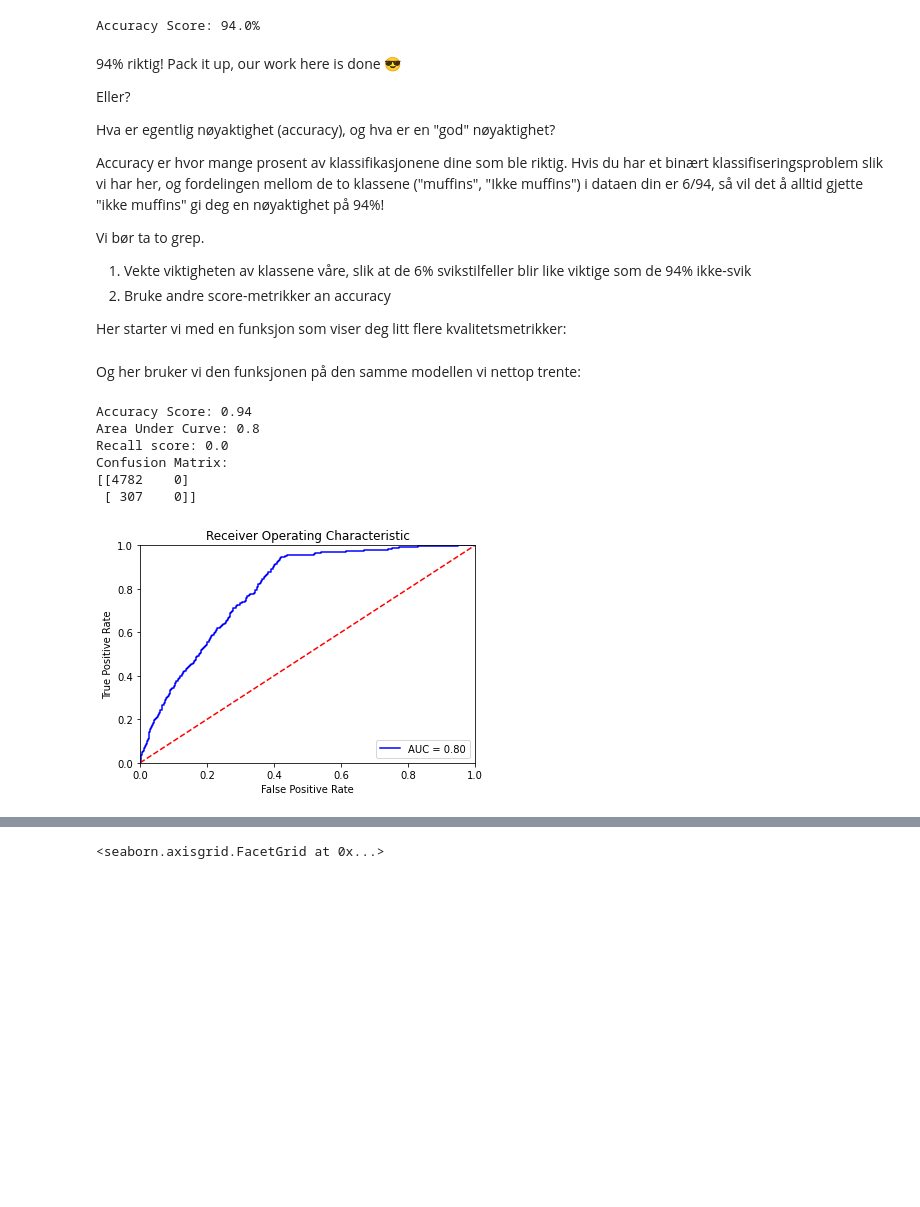
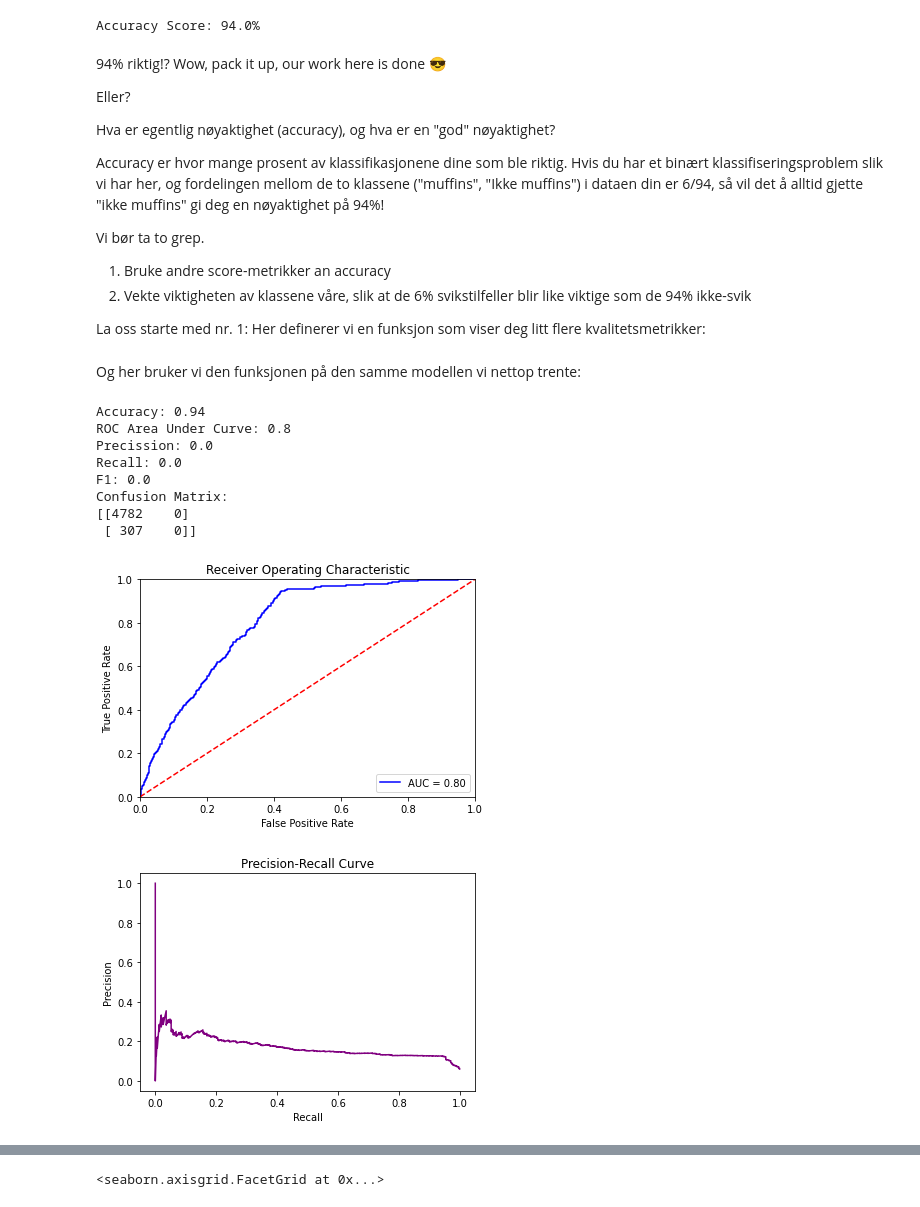
Before and after one commit to odaon/muffins-ai-motor, a Jupyter notebook: maskinlæring.ipynb, the cells around one changed output, grey strips where cells are left out. Cells and saved outputs as stored; diff of their text form; code cells hidden in the pictures; blank space fills up the shorter version.

Commit message:
first draft done

```diff
--- a/maskinlæring.ipynb
+++ b/maskinlæring.ipynb
@@ -62,7 +60,7 @@ print('Accuracy Score: {}%'.format(round(accuracy_score(y_test, y_pred)*100, 1))
 # %% [output]
 Accuracy Score: 94.0%
 # %% [markdown]
-94% riktig! Pack it up, our work here is done 😎
+94% riktig!? Wow, pack it up, our work here is done 😎
 
 Eller?
 
@@ -72,13 +70,12 @@ Accuracy er hvor mange prosent av klassifikasjonene dine som ble riktig. Hvis du
 
 Vi bør ta to grep.
 
-1. Vekte viktigheten av klassene våre, slik at de 6% svikstilfeller blir like viktige som de 94% ikke-svik
-2. Bruke andre score-metrikker an accuracy
+1. Bruke andre score-metrikker an accuracy
+2. Vekte viktigheten av klassene våre, slik at de 6% svikstilfeller blir like viktige som de 94% ikke-svik
 
-Her starter vi med en funksjon som viser deg litt flere kvalitetsmetrikker:
+La oss starte med nr. 1: Her definerer vi en funksjon som viser deg litt flere kvalitetsmetrikker:
 # %%
-from sklearn.linear_model import LogisticRegression
-from sklearn.metrics import accuracy_score, roc_auc_score, recall_score, confusion_matrix, roc_curve
+from sklearn.metrics import accuracy_score, roc_auc_score, precision_score, recall_score, confusion_matrix, roc_curve, f1_score, roc_curve, precision_recall_curve
 import matplotlib.pyplot as plt
 
 def metrikker(model, X_test, y_test):
@@ -88,13 +85,15 @@ def metrikker(model, X_test, y_test):
     y_pred_proba = pd.DataFrame(model.predict_proba(X_test), X_test.index, ["ikke", "muffins"])["muffins"]
 
     roc_auc = round(roc_auc_score(y_test, list(y_pred_proba)), 2)
-    print('Accuracy Score: {}'.format(round(accuracy_score(y_test, y_pred), 2)))
-    print('Area Under Curve: {}'.format(roc_auc))
-    print('Recall score: {}'.format(recall_score(y_test, y_pred), 2))
+    print('Accuracy: {}'.format(round(accuracy_score(y_test, y_pred), 2)))
+    print('ROC Area Under Curve: {}'.format(roc_auc))
+    print('Precission: {}'.format(precision_score(y_test, y_pred), 2))
+    print('Recall: {}'.format(recall_score(y_test, y_pred), 2))
+    print('F1: {}'.format(f1_score(y_test, y_pred), 2))
     print('Confusion Matrix: \n{}'.format(confusion_matrix(y_test, y_pred), 2))
 
-    # ROC Curve Display
-    fpr, tpr, threshold = metrics.roc_curve(y_test, list(y_pred_proba))
+    # ROC Curve
+    fpr, tpr, threshold = roc_curve(y_test, list(y_pred_proba))
 
     import matplotlib.pyplot as plt
     plt.title('Receiver Operating Characteristic')
@@ -106,18 +105,34 @@ def metrikker(model, X_test, y_test):
     plt.ylabel('True Positive Rate')
     plt.xlabel('False Positive Rate')
     plt.show()
+
+    # Precission Recall Curve
+    precision, recall, thresholds = precision_recall_curve(y_test, y_pred_proba)
+
+    fig, ax = plt.subplots()
+    ax.plot(recall, precision, color='purple')
+
+    ax.set_title('Precision-Recall Curve')
+    ax.set_ylabel('Precision')
+    ax.set_xlabel('Recall')
+
+    plt.show()
+    return y_pred_proba
 # %% [markdown]
 Og her bruker vi den funksjonen på den samme modellen vi nettop trente:
 # %%
 logistic_regressor = LogisticRegression(solver='liblinear')
 logistic_regressor = logistic_regressor.fit(X_train, y_train)
-metrikker(logistic_regressor, X_test, y_test)
+_ = metrikker(logistic_regressor, X_test, y_test)
 # %% [output]
-Accuracy Score: 0.94
-Area Under Curve: 0.8
-Recall score: 0.0
+Accuracy: 0.94
+ROC Area Under Curve: 0.8
+Precission: 0.0
+Recall: 0.0
+F1: 0.0
 Confusion Matrix:
 [[4782    0]
  [ 307    0]]
 [figure]
+[figure, added]
 # %% [markdown]
```
Also changed, not shown: parts of 19 cells of this notebook, 1 other file.
